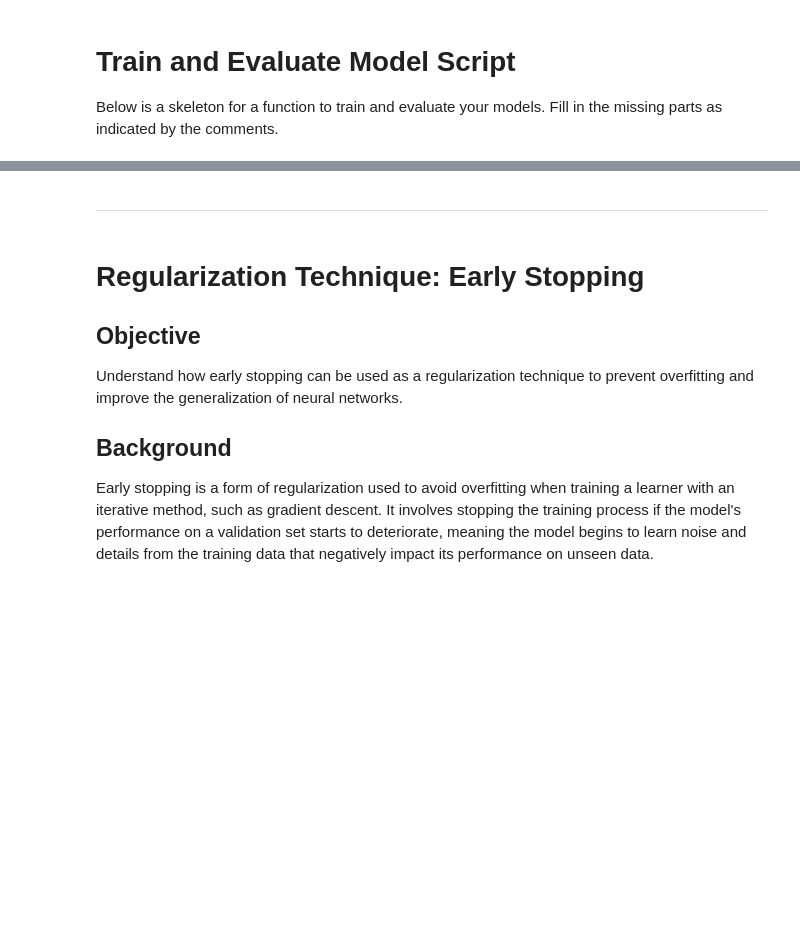
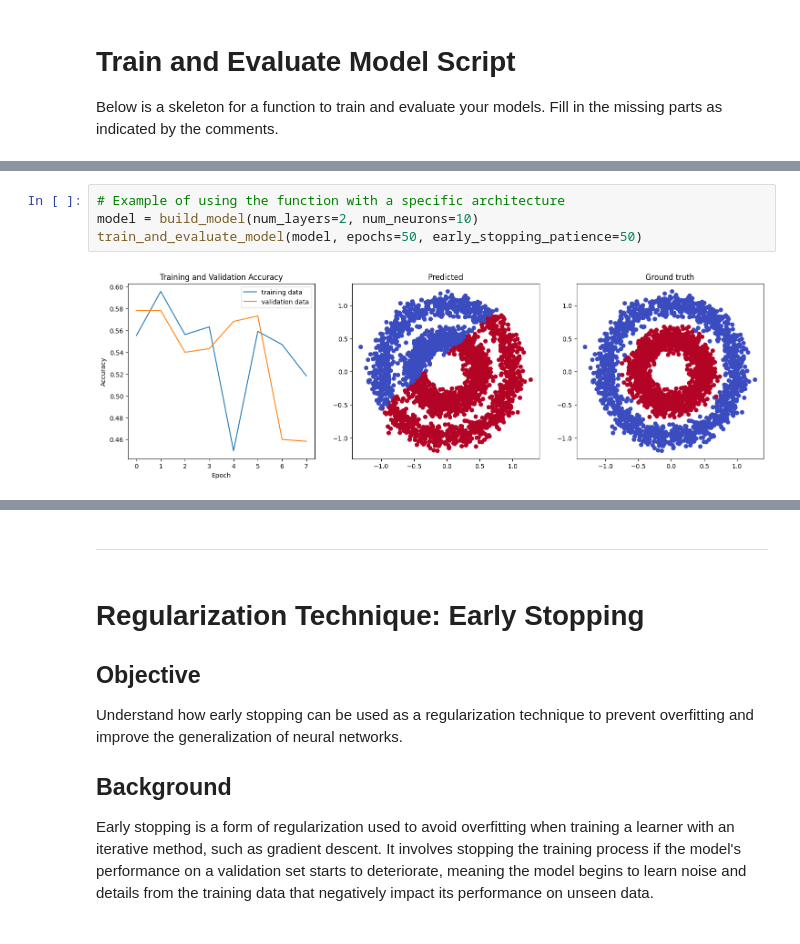
Before and after one commit to Kevy69/deep-machine-learning, a Jupyter notebook: 22 November - 24 November/Code/Network_architecture_exploration_students.ipynb, the cells around one changed output, grey strips where cells are left out. Cells and saved outputs as stored; diff of their text form; blank space fills up the shorter version.

```diff
--- a/22 November - 24 November/Code/Network_architecture_exploration_students.ipynb
+++ b/22 November - 24 November/Code/Network_architecture_exploration_students.ipynb
@@ -79,0 +116,6 @@ train_and_evaluate_model(model, epochs=50)
+# %%
+# Example of using the function with a specific architecture
+model = build_model(num_layers=2, num_neurons=10)
+train_and_evaluate_model(model, epochs=50, early_stopping_patience=50)
+# %% [output]
+[figure, added]
```
Also changed, not shown: parts of 22 cells of this notebook, 3 other files.
